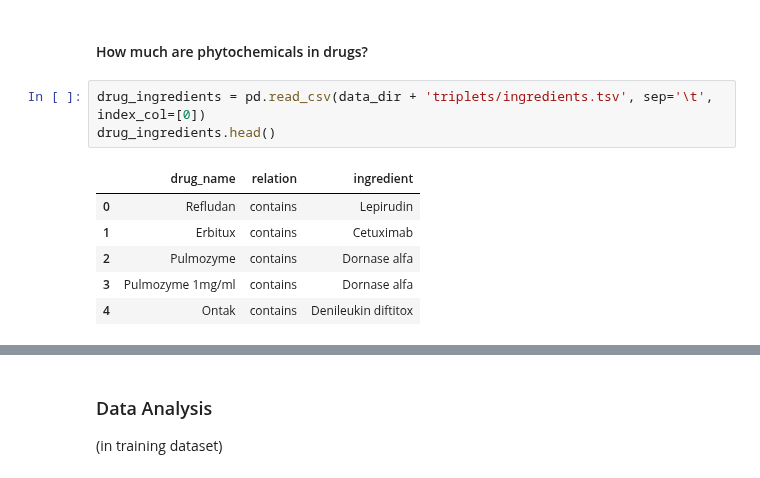
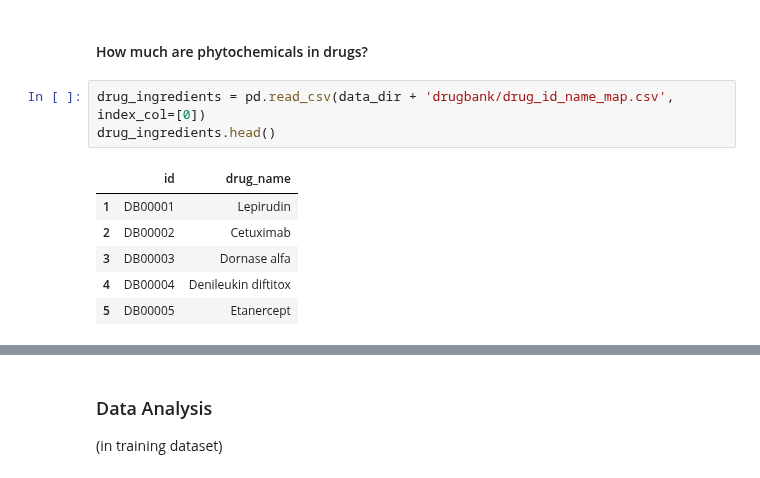
Before and after one commit to marketakrenkova/drug-interaction-prediction, a Jupyter notebook: data_processing/analysis.ipynb, the cells around one changed output, grey strips where cells are left out. Saved outputs shown, nothing was run; the diff lists cells and outputs as text.

Commit message:
data analysis

```diff
--- a/data_processing/analysis.ipynb
+++ b/data_processing/analysis.ipynb
@@ -6,15 +6,15 @@ data_dir = '../data/'
 # %% [markdown]
 #### How much are phytochemicals in drugs?
 # %%
-drug_ingredients = pd.read_csv(data_dir + 'triplets/ingredients.tsv', sep='\t', index_col=[0])
+drug_ingredients = pd.read_csv(data_dir + 'drugbank/drug_id_name_map.csv', index_col=[0])
 drug_ingredients.head()
 # %% [output]
-|  | drug_name | relation | ingredient |
-| 0 | Refludan | contains | Lepirudin |
-| 1 | Erbitux | contains | Cetuximab |
-| 2 | Pulmozyme | contains | Dornase alfa |
-| 3 | Pulmozyme 1mg/ml | contains | Dornase alfa |
-| 4 | Ontak | contains | Denileukin diftitox |
+|  | id | drug_name |
+| 1 | DB00001 | Lepirudin |
+| 2 | DB00002 | Cetuximab |
+| 3 | DB00003 | Dornase alfa |
+| 4 | DB00004 | Denileukin diftitox |
+| 5 | DB00005 | Etanercept |
 # %%
 with open(data_dir + 'phytochemicals.txt', 'r') as f:
     lines = f.readlines()
```
Also changed, not shown: parts of 27 cells of this notebook, 2 other files.
